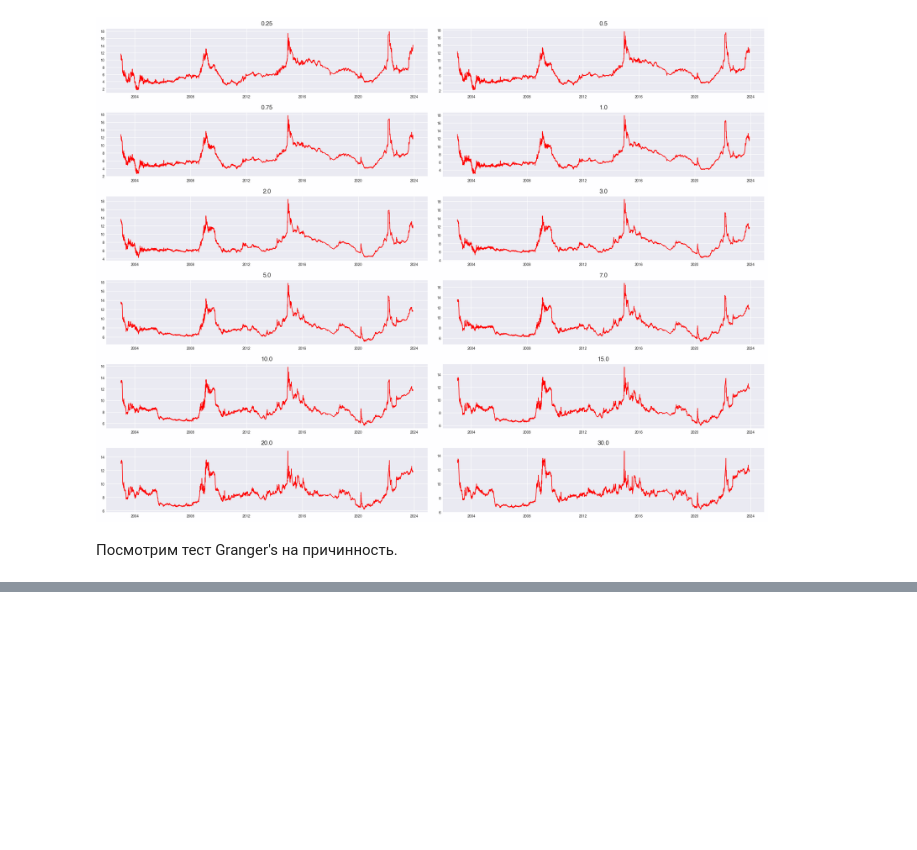
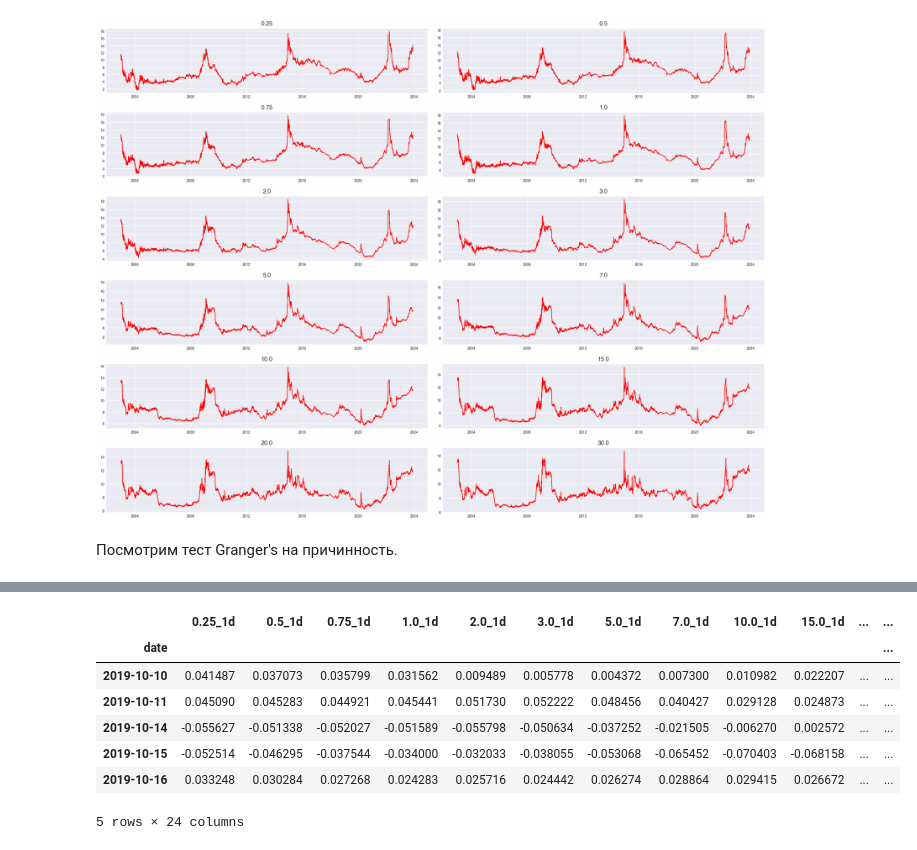
Before and after one commit to VsevolodZaostrovsky/MOEX-Yield-Curve-Forecasting, a Jupyter notebook: ConsideringModels/MainFiles/VAR.ipynb, the cells around one changed output, grey strips where cells are left out. Saved outputs shown, nothing was run; the diff lists cells and outputs as text; code cells hidden in the pictures; blank space fills up the shorter version.

```diff
--- a/ConsideringModels/MainFiles/VAR.ipynb
+++ b/ConsideringModels/MainFiles/VAR.ipynb
@@ -94,0 +316,12 @@ matrix_granger[matrix_granger < 0.05]
+# %%
+df_results = invert_transformation(df_train, df_forecast)
+df_results
+# %% [output]
+|  | 0.25_1d | 0.5_1d | 0.75_1d | 1.0_1d | 2.0_1d | 3.0_1d | 5.0_1d | 7.0_1d | 10.0_1d | 15.0_1d | ... | ... |
+| date |  |  |  |  |  |  |  |  |  |  |  | ... |
+| 2019-10-10 | 0.041487 | 0.037073 | 0.035799 | 0.031562 | 0.009489 | 0.005778 | 0.004372 | 0.007300 | 0.010982 | 0.022207 | ... | ... |
+| 2019-10-11 | 0.045090 | 0.045283 | 0.044921 | 0.045441 | 0.051730 | 0.052222 | 0.048456 | 0.040427 | 0.029128 | 0.024873 | ... | ... |
+| 2019-10-14 | -0.055627 | -0.051338 | -0.052027 | -0.051589 | -0.055798 | -0.050634 | -0.037252 | -0.021505 | -0.006270 | 0.002572 | ... | ... |
+| 2019-10-15 | -0.052514 | -0.046295 | -0.037544 | -0.034000 | -0.032033 | -0.038055 | -0.053068 | -0.065452 | -0.070403 | -0.068158 | ... | ... |
+| 2019-10-16 | 0.033248 | 0.030284 | 0.027268 | 0.024283 | 0.025716 | 0.024442 | 0.026274 | 0.028864 | 0.029415 | 0.026672 | ... | ... |
+5 rows × 24 columns
```
Also changed, not shown: parts of 24 cells of this notebook.
